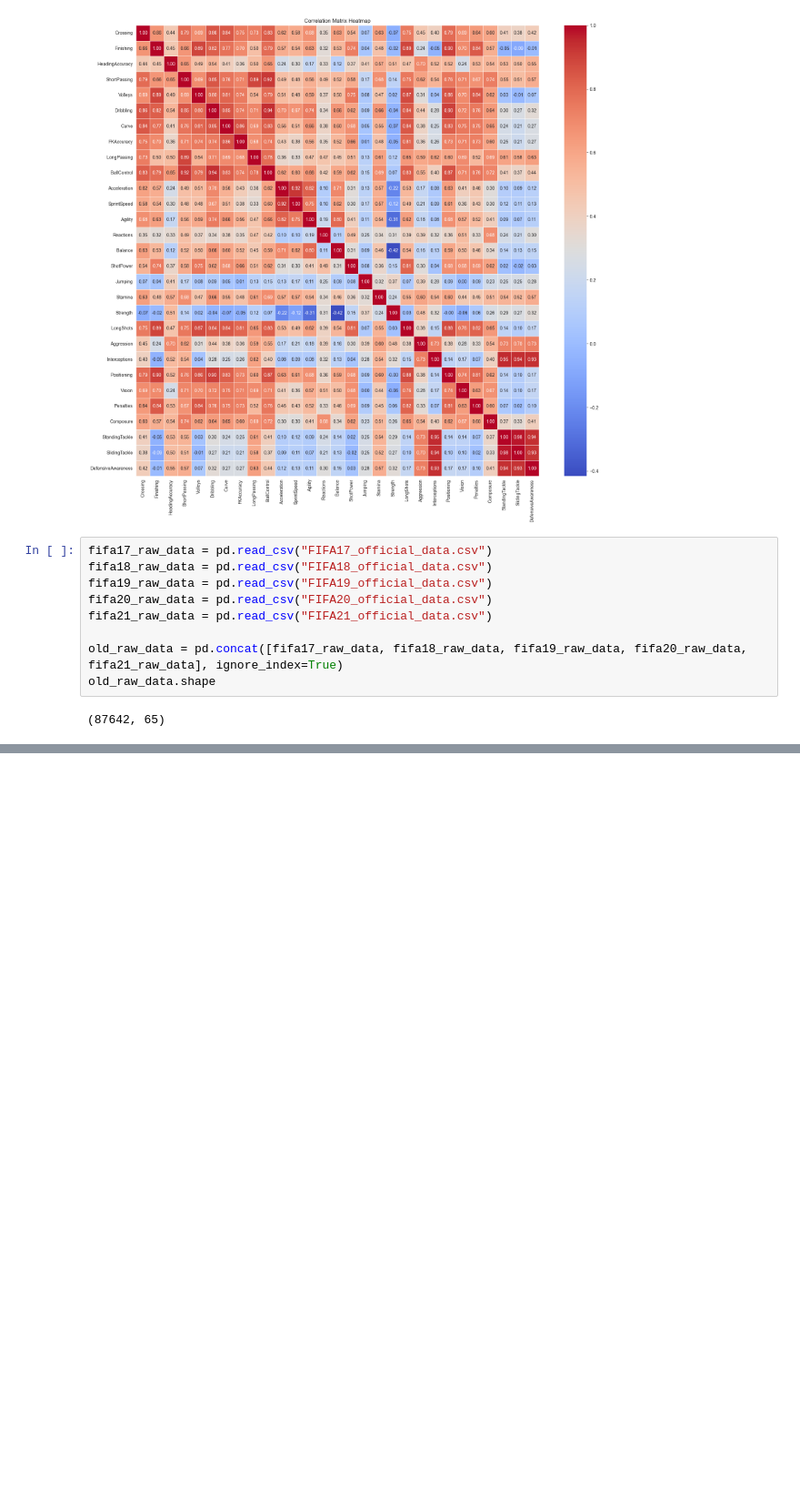
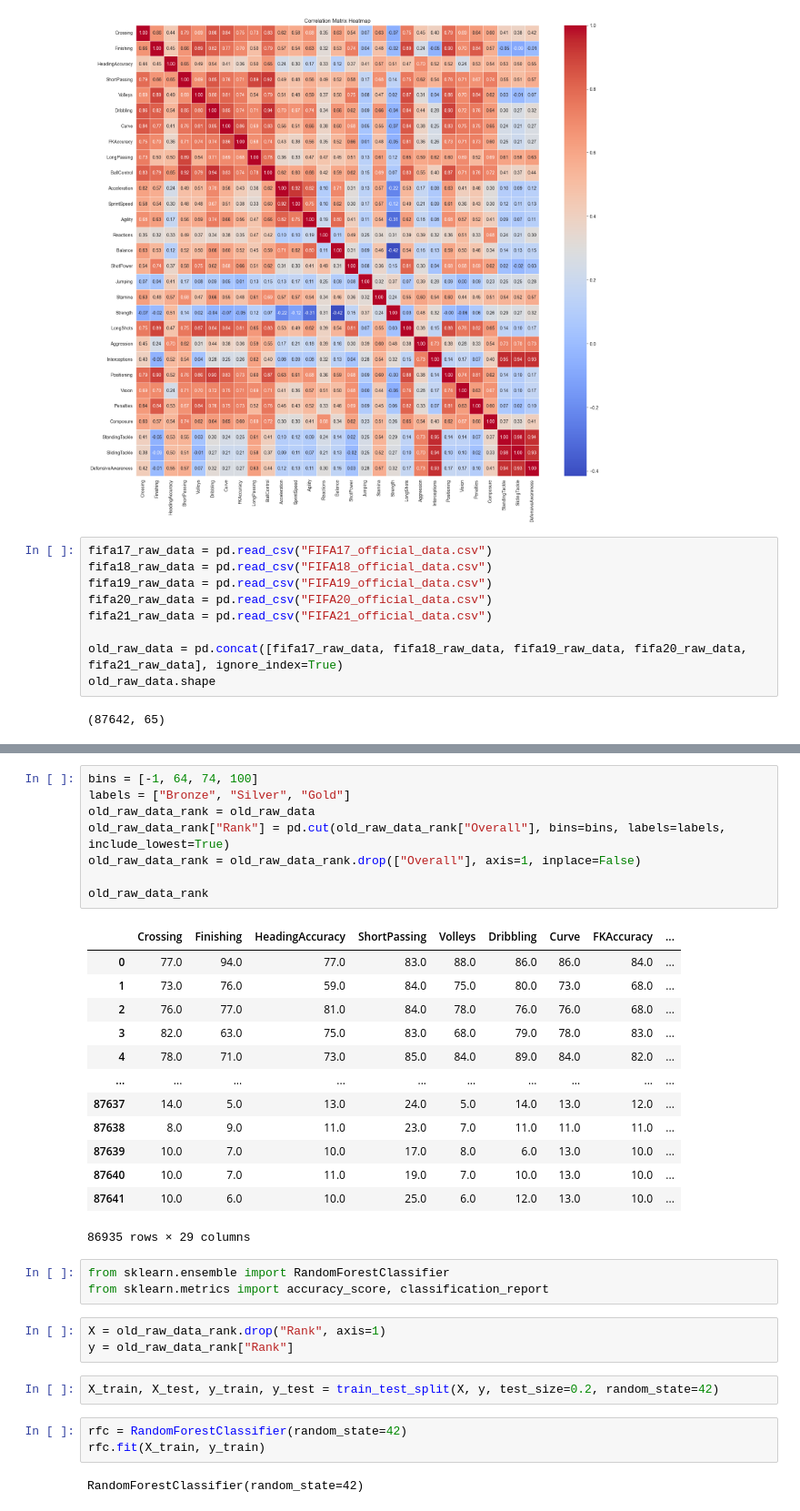
Before and after one commit to zurfil/DataSciencePortfolio, a Jupyter notebook: FIFA/main.ipynb, the cells around one changed output, grey strips where cells are left out. Shown at 91% size. Cells and saved outputs as stored; diff of their text form; blank space fills up the shorter version.

```diff
--- a/FIFA/main.ipynb
+++ b/FIFA/main.ipynb
@@ -329,0 +372,35 @@ old_raw_data
+# %%
+bins = [-1, 64, 74, 100]
+labels = ["Bronze", "Silver", "Gold"]
+old_raw_data_rank = old_raw_data
+old_raw_data_rank["Rank"] = pd.cut(old_raw_data_rank["Overall"], bins=bins, labels=labels, include_lowest=True)
+old_raw_data_rank = old_raw_data_rank.drop(["Overall"], axis=1, inplace=False)
+
+old_raw_data_rank
+# %% [output]
+|  | Crossing | Finishing | HeadingAccuracy | ShortPassing | Volleys | Dribbling | Curve | FKAccuracy | ... |
+| 0 | 77.0 | 94.0 | 77.0 | 83.0 | 88.0 | 86.0 | 86.0 | 84.0 | ... |
+| 1 | 73.0 | 76.0 | 59.0 | 84.0 | 75.0 | 80.0 | 73.0 | 68.0 | ... |
+| 2 | 76.0 | 77.0 | 81.0 | 84.0 | 78.0 | 76.0 | 76.0 | 68.0 | ... |
+| 3 | 82.0 | 63.0 | 75.0 | 83.0 | 68.0 | 79.0 | 78.0 | 83.0 | ... |
+| 4 | 78.0 | 71.0 | 73.0 | 85.0 | 84.0 | 89.0 | 84.0 | 82.0 | ... |
+| ... | ... | ... | ... | ... | ... | ... | ... | ... | ... |
+| 87637 | 14.0 | 5.0 | 13.0 | 24.0 | 5.0 | 14.0 | 13.0 | 12.0 | ... |
+| 87638 | 8.0 | 9.0 | 11.0 | 23.0 | 7.0 | 11.0 | 11.0 | 11.0 | ... |
+| 87639 | 10.0 | 7.0 | 10.0 | 17.0 | 8.0 | 6.0 | 13.0 | 10.0 | ... |
+| 87640 | 10.0 | 7.0 | 11.0 | 19.0 | 7.0 | 10.0 | 13.0 | 10.0 | ... |
+| 87641 | 10.0 | 6.0 | 10.0 | 25.0 | 6.0 | 12.0 | 13.0 | 10.0 | ... |
+86935 rows × 29 columns
+# %%
+from sklearn.ensemble import RandomForestClassifier
+from sklearn.metrics import accuracy_score, classification_report
+# %%
+X = old_raw_data_rank.drop("Rank", axis=1)
+y = old_raw_data_rank["Rank"]
+# %%
+X_train, X_test, y_train, y_test = train_test_split(X, y, test_size=0.2, random_state=42)
+# %%
+rfc = RandomForestClassifier(random_state=42)
+rfc.fit(X_train, y_train)
+# %% [output]
+RandomForestClassifier(random_state=42)
```
Also changed, not shown: parts of 11 cells of this notebook.
